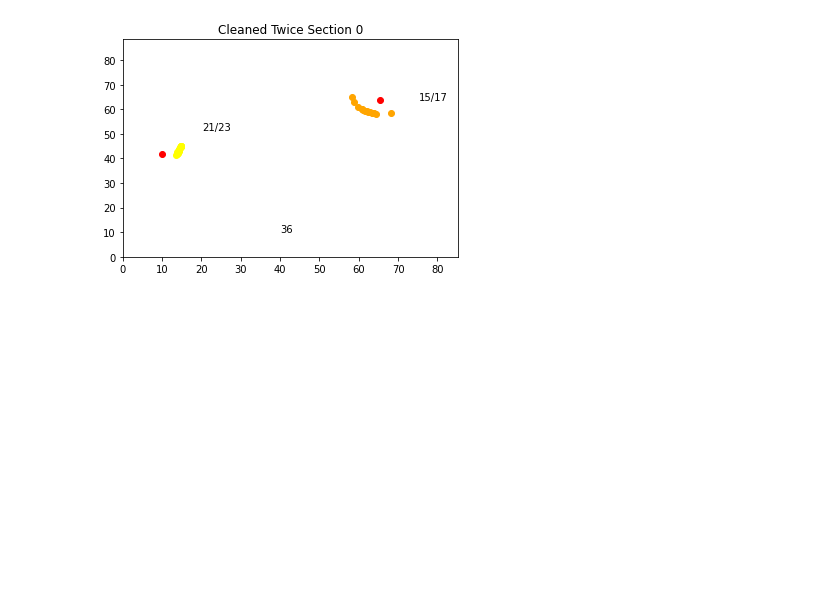
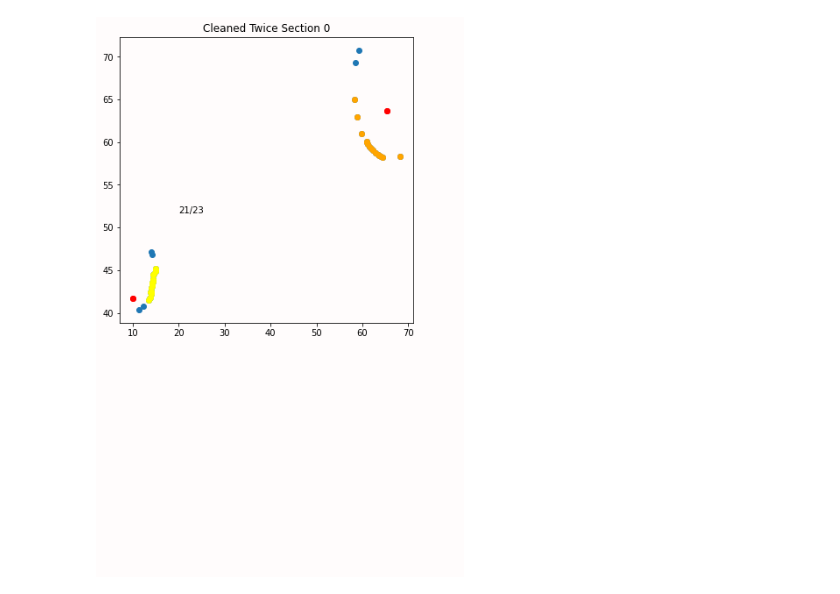
Before and after one commit to StephenBurke/seminar, a Jupyter notebook: Clouded.ipynb, the cells around one changed output. Drawn from its saved outputs; the diff is of its cells as text; code cells hidden in the pictures; blank space fills up the shorter version.

Commit message:
Changed plots to use figures

```diff
--- a/Clouded.ipynb
+++ b/Clouded.ipynb
@@ -113,54 +114,81 @@ for circle in PassesFirstNoiseTestBySection:
     PassesSecondNoiseTestBySection.append(passPoints)
     FailsSeconNoiseTestBySection.append(failPoints)
 # %%
-for NUM in range(0, 50):
-    plt.title("Cleaned Twice Section " + str(NUM))
-    plt.xlim(0, max(x[0] for x in TuplePairsBySection[NUM]) * 1.25)
-    plt.ylim(0, max(y[1] for y in TuplePairsBySection[NUM]) * 1.25)
+FACECOLOR = '#fffcfc'
+
+
+for NUM in range(1):
+
+    double_clean_fig = plt.figure(figsize = (6, 6), facecolor = FACECOLOR)
+    double_clean_section = double_clean_fig.add_subplot(1,1,1)
+    double_clean_section.set_title('Cleaned Twice Section ' + str(NUM))
+    double_clean_section.set_facecolor(FACECOLOR)
+    double_clean_section.scatter(*zip(*TuplePairsBySection[NUM]))
+    double_clean_section.scatter(CenterList[NUM].X, CenterList[NUM].Y, color = 'red')
+    #double_clean_section.set_xticks(max(x[0] for x in TuplePairsBySection[NUM]) * 1.25)
+    #double_clean_section.set_yticks(max(y[1] for y in TuplePairsBySection[NUM]) * 1.25)
+    double_clean_section.annotate(str(len(TuplePairsBySection[NUM])), (40, 10))
+
     if len(PassesSecondNoiseTestBySection[2 * NUM]) > 0: #Section 1 circle 3 workaround
-        plt.scatter(*zip(*PassesSecondNoiseTestBySection[2 * NUM]), color = "orange") #Circle saved as D
+        double_clean_section.scatter(*zip(*PassesSecondNoiseTestBySection[2 * NUM]), color = "orange") #Circle saved as D
     else:
         print("Circle " + str(2 * NUM) + " from Section " + str(NUM) + " has no values.")
 
-    plt.annotate(str(len(PassesSecondNoiseTestBySection[2 * NUM])) + "/" + str(len(PassesFirstNoiseTestBySection[2 * NUM])),
+    double_clean_section.annotate(str(len(PassesSecondNoiseTestBySection[2 * NUM])) + "/" + str(len(PassesFirstNoiseTestBySection[2 * NUM])),
                  (CenterList[NUM].iloc[0,1] + 10, CenterList[NUM].iloc[0,2]))
 
     if len(PassesSecondNoiseTestBySection[2 * NUM + 1]) > 0: #Section 1 circle 3 workaround
-        plt.scatter(*zip(*PassesSecondNoiseTestBySection[2 * NUM + 1]), color = "yellow")  #Circle saved as E
+        double_clean_section.scatter(*zip(*PassesSecondNoiseTestBySection[2 * NUM + 1]), color = "yellow")  #Circle saved as E
     else:
         print("Circle " + str(2 * NUM + 1) + " from Section " + str(NUM) + " has no values.")
 
-    plt.annotate(str(len(PassesSecondNoiseTestBySection[2 * NUM + 1])) + "/" + str(len(PassesFirstNoiseTestBySection[2 * NUM + 1])),
+    double_clean_section.annotate(str(len(PassesSecondNoiseTestBySection[2 * NUM + 1])) + "/" + str(len(PassesFirstNoiseTestBySection[2 * NUM + 1])),
                   (CenterList[NUM].iloc[1,1] + 10, CenterList[NUM].iloc[1,2] + 10))
 
-    plt.annotate(str(len(PassesSecondNoiseTestBySection[2 * NUM]) + len(PassesSecondNoiseTestBySection[2 * NUM + 1])), (40, 10))
-    plt.scatter(CenterList[NUM].X, CenterList[NUM].Y, color = "red")
-    plt.show()
 
-    #Cleaned Section
-    plt.title("Cleaned Section " + str(NUM))
-    plt.xlim(0, max(x[0] for x in TuplePairsBySection[NUM]) * 1.25)
-    plt.ylim(0, max(y[1] for y in TuplePairsBySection[NUM]) * 1.25)
-    if len(PassesFirstNoiseTestBySection[2 * NUM]) > 0: #Section 1 circle 3 workaround
-        plt.scatter(*zip(*PassesFirstNoiseTestBySection[2 * NUM]), color = "blue") #Circle saved as D
+    double_clean_section.annotate(str(len(PassesSecondNoiseTestBySection[2 * NUM]) + len(PassesSecondNoiseTestBySection[2 * NUM + 1])), (40, 10))
+    double_clean_section.scatter(CenterList[NUM].X, CenterList[NUM].Y, color = "red")
+
+    # single cleaned sections
+    single_clean_fig = plt.figure(figsize = (6, 6), facecolor = FACECOLOR)
+    single_clean_section = single_clean_fig.add_subplot(1,1,1)
+    single_clean_section.set_title('Cleaned Once Section ' + str(NUM))
+    single_clean_section.set_facecolor(FACECOLOR)
+    single_clean_section.scatter(*zip(*TuplePairsBySection[NUM]))
+    single_clean_section.scatter(CenterList[NUM].X, CenterList[NUM].Y, color = 'red')
+    #single_clean_section.set_xticks(max(x[0] for x in TuplePairsBySection[NUM]) * 1.25)
+    #single_clean_section.set_yticks(max(y[1] for y in TuplePairsBySection[NUM]) * 1.25)
+    single_clean_section.annotate(str(len(TuplePairsBySection[NUM])), (40, 10))
+
+    if len(PassesSecondNoiseTestBySection[2 * NUM]) > 0: #Section 1 circle 3 workaround
+        single_clean_section.scatter(*zip(*PassesSecondNoiseTestBySection[2 * NUM]), color = "orange") #Circle saved as D
     else:
-        print("Circle " + str(2 * NUM) + " from Section " + str(NUM) + " has no values")
+        print("Circle " + str(2 * NUM) + " from Section " + str(NUM) + " has no values.")
 
-    if len(PassesFirstNoiseTestBySection[2 * NUM + 1]) > 0: #Section 1 circle 3 workaround
-        plt.scatter(*zip(*PassesFirstNoiseTestBySection[2 * NUM + 1]), color = "green")  #Circle saved as E
+    single_clean_section.annotate(str(len(PassesSecondNoiseTestBySection[2 * NUM])) + "/" + str(len(PassesFirstNoiseTestBySection[2 * NUM])),
+                 (CenterList[NUM].iloc[0,1] + 10, CenterList[NUM].iloc[0,2]))
+
+    if len(PassesSecondNoiseTestBySection[2 * NUM + 1]) > 0: #Section 1 circle 3 workaround
+        single_clean_section.scatter(*zip(*PassesSecondNoiseTestBySection[2 * NUM + 1]), color = "yellow")  #Circle saved as E
     else:
-        print("Circle " + str(2 * NUM + 1) + " from Section " + str(NUM) + " has no values")
-    plt.annotate(str(len(PassesFirstNoiseTestBySection[2 * NUM]) + len(PassesFirstNoiseTestBySection[2 * NUM + 1])), (40, 10))
-    plt.scatter(CenterList[NUM].X, CenterList[NUM].Y, color = "red")
-    plt.show()
+        print("Circle " + str(2 * NUM + 1) + " from Section " + str(NUM) + " has no values.")
 
-    #Original Section
-    plt.title("Original Section " + str(NUM))
-    plt.xlim(0, max(x[0] for x in TuplePairsBySection[NUM]) * 1.25)
-    plt.ylim(0, max(y[1] for y in TuplePairsBySection[NUM]) * 1.25)
-    plt.scatter(*zip(*TuplePairsBySection[NUM]))
-    plt.annotate(str(len(TuplePairsBySection[NUM])), (40, 10))
-    plt.scatter(CenterList[NUM].X, CenterList[NUM].Y, color = "red")
-    plt.show()
+    single_clean_section.annotate(str(len(PassesSecondNoiseTestBySection[2 * NUM + 1])) + "/" + str(len(PassesFirstNoiseTestBySection[2 * NUM + 1])),
+                  (CenterList[NUM].iloc[1,1] + 10, CenterList[NUM].iloc[1,2] + 10))
+
+    single_clean_section.annotate(str(len(PassesSecondNoiseTestBySection[2 * NUM]) + len(PassesSecondNoiseTestBySection[2 * NUM + 1])), (40, 10))
+    single_clean_section.scatter(CenterList[NUM].X, CenterList[NUM].Y, color = "red")
+
+
+    # Original Section
+    original_fig = plt.figure(figsize = (6, 6), facecolor = FACECOLOR)
+    original_section = original_fig.add_subplot(1,1,1)
+    original_section.set_title('Original Section ' + str(NUM))
+    original_section.scatter(*zip(*TuplePairsBySection[NUM]))
+    original_section.set_facecolor(FACECOLOR)
+    original_section.scatter(CenterList[NUM].X, CenterList[NUM].Y, color = 'red')
+    #original_section.set_xticks(max(x[0] for x in TuplePairsBySection[NUM]) * 1.25)
+    #original_section.set_yticks(max(y[1] for y in TuplePairsBySection[NUM]) * 1.25)
+    original_section.annotate(str(len(TuplePairsBySection[NUM])), (40, 10))
 # %% [output]
-[figure, old version]
+[figure, new version]
```
Also changed, not shown: parts of 2 cells of this notebook.
